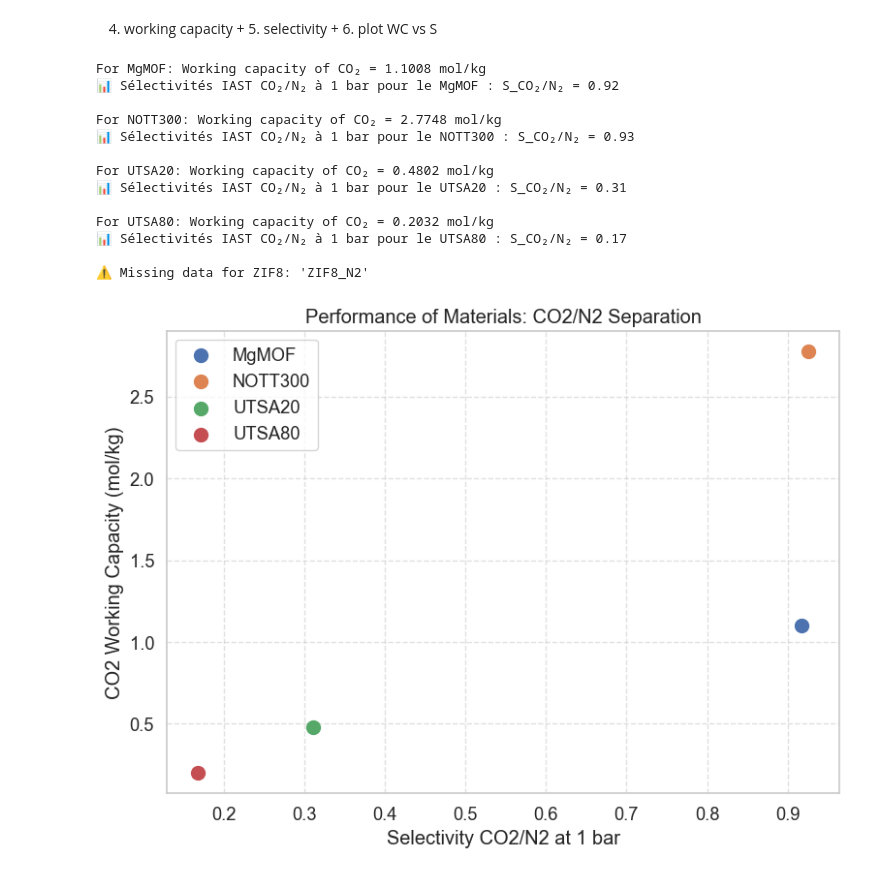
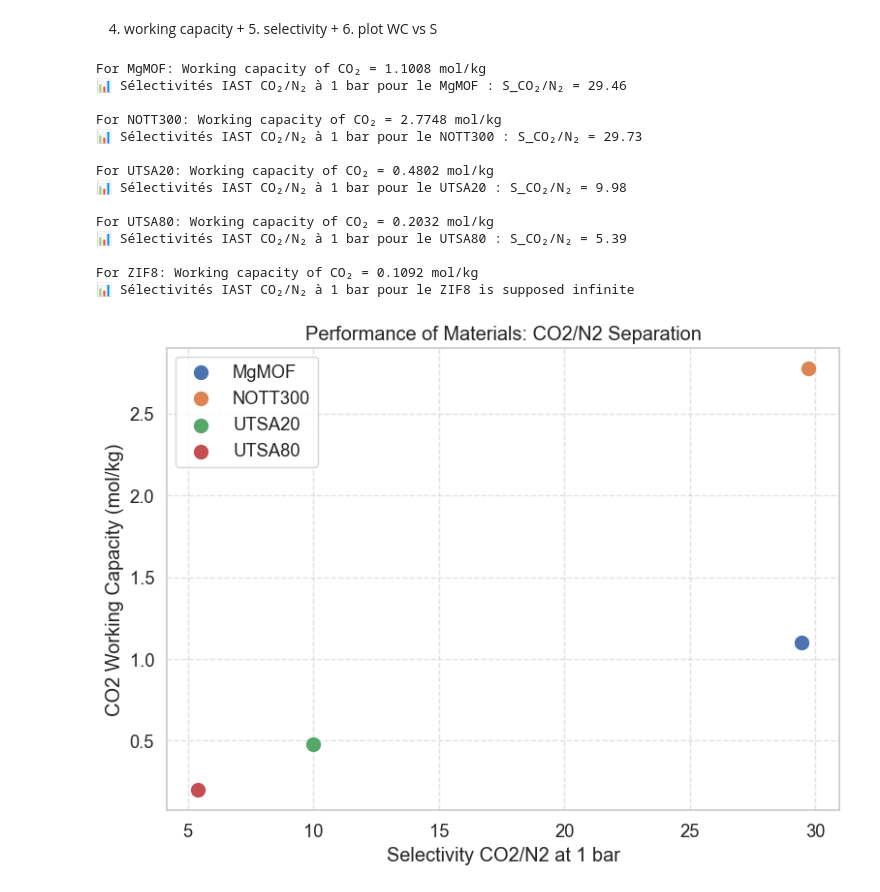
Before and after one commit to LucasEiche/ModLab_groupK, a Jupyter notebook: Project 2/data_extraction.ipynb, the cells around one changed output. Drawn from its saved outputs; the diff is of its cells as text; code cells hidden in the pictures.

```diff
--- a/Project 2/data_extraction.ipynb
+++ b/Project 2/data_extraction.ipynb
@@ -198,6 +205,9 @@ folder_path = "computed data/HenryK_Isotherms"
 
 # Dict to hold all isotherms data
 isotherms = {}
+
+# List of default pressures to use if isotherm data is missing
+default_pressures = [0.2, 0.8, 1.4, 2.0, 2.6, 3.2, 3.8, 4.4, 5.0, 5.6, 6.2, 6.8, 7.4, 8.0, 8.6, 9.2, 9.8, 10.2]
 
 # locating the files
 for filename in os.listdir(folder_path):
@@ -213,9 +223,18 @@ for filename in os.listdir(folder_path):
         print(f"⚠️ {filename} ignoré (pas les colonnes attendues).")
         continue
 
+
     mask = df["Key"] == "isotherm"
+    material_name = os.path.splitext(filename)[0]
+
     if not mask.any():
-        print(f"⚠️ {filename} ignoré (pas de clé 'isotherm').")
+        print(f"⚠️ {filename} ne contient pas de clé 'isotherm'. Remplacement par des valeurs nulles.")
+        # Crée une isotherme plate (loading = 0)
+        df_iso = pd.DataFrame({
+            "pressure": default_pressures,
+            "loading_absolute_average": np.zeros(len(default_pressures))
+        })
+        isotherms[material_name] = df_iso
         continue
 
     # Extracting the isotherm string
@@ -255,8 +274,6 @@ plt.figure(figsize=(8,6))
 plt.ylim(-0.5, 15)
 for name, df_iso in isotherms.items():
     if "N2" in name:plt.plot(df_iso["pressure"], df_iso["loading_absolute_average"], 's--', label=os.path.splitext(name)[0].split("_")[0])
-#Manually plotting the ZIF8 N2 isotherm at 0
-plt.plot(isotherms["ZIF8_CO2"]["pressure"], np.zeros_like(isotherms["ZIF8_CO2"]["pressure"]), 's--', label="ZIF8")
 plt.xlabel("Pressure (bar)")
 plt.ylabel("Loading (mmol/g)")
 plt.title("Pure isotherms of N2 in different structures at 298K")
@@ -296,7 +313,7 @@ pressures = [0.2, 1.0]  # en bar
 working_capacities = {}
 selectivities = []
 
-materials = ["MgMOF", "NOTT300", "UTSA20", "UTSA80", "ZIF8"]
+materials = ["MgMOF", "NOTT300", "UTSA20", "UTSA80"]
 
 for material in materials:
     try:
@@ -318,7 +335,7 @@ for material in materials:
 
         # --- Sélectivitis (at 1 bar) ---
         q_CO2, q_N2 = result_high[0], result_high[1]
-        selectivity = (q_CO2 / q_N2) / (mole_fraction[1] / mole_fraction[0])
+        selectivity = (q_CO2 / q_N2) * (mole_fraction[1] / mole_fraction[0])
 
         selectivities.append({
             "Material": material,
@@ -333,39 +350,48 @@ for material in materials:
         print(f"⚠️ Missing data for {material}: {e}")
     except Exception as e:
         print(f"❌ Error for {material}: {e}")
+
+
+
+#ZIF8 calculations
+iso_co2 = isotherm_models["ZIF8_CO2"]
+working_capacities["ZIF8"] = iso_co2.loading(1.0*mole_fraction[0]) - iso_co2.loading(0.2*mole_fraction[0])
+print(f"For ZIF8: Working capacity of CO₂ = {working_capacities['ZIF8']:.4f} mol/kg")
+print(f"📊 Sélectivités IAST CO₂/N₂ à 1 bar pour le ZIF8 is supposed infinite\n")
 
 
 # Transforming selectivities into DataFrame
 df_select = pd.DataFrame(selectivities)
 
 # Adding the corresponding working capacity
 df_select["Working Capacity (mol/kg)"] = df_select["Material"].map(working_capacities)
 
 plt.figure(figsize=(8, 6))
 
 # Scatter plot with annotations
 for _, row in df_select.iterrows():
     plt.scatter(row["Selectivity CO2/N2"], row["Working Capacity (mol/kg)"], s=100, label=row["Material"])
 
 plt.xlabel("Selectivity CO2/N2 at 1 bar")
 plt.ylabel("CO2 Working Capacity (mol/kg)")
 plt.title("Performance of Materials: CO2/N2 Separation")
 plt.legend()
 plt.grid(True, linestyle="--", alpha=0.6)
 plt.tight_layout()
 plt.show()
 # %% [output]
 For MgMOF: Working capacity of CO₂ = 1.1008 mol/kg
-📊 Sélectivités IAST CO₂/N₂ à 1 bar pour le MgMOF : S_CO₂/N₂ = 0.92
+📊 Sélectivités IAST CO₂/N₂ à 1 bar pour le MgMOF : S_CO₂/N₂ = 29.46
 
 For NOTT300: Working capacity of CO₂ = 2.7748 mol/kg
-📊 Sélectivités IAST CO₂/N₂ à 1 bar pour le NOTT300 : S_CO₂/N₂ = 0.93
+📊 Sélectivités IAST CO₂/N₂ à 1 bar pour le NOTT300 : S_CO₂/N₂ = 29.73
 
 For UTSA20: Working capacity of CO₂ = 0.4802 mol/kg
-📊 Sélectivités IAST CO₂/N₂ à 1 bar pour le UTSA20 : S_CO₂/N₂ = 0.31
+📊 Sélectivités IAST CO₂/N₂ à 1 bar pour le UTSA20 : S_CO₂/N₂ = 9.98
 
 For UTSA80: Working capacity of CO₂ = 0.2032 mol/kg
-📊 Sélectivités IAST CO₂/N₂ à 1 bar pour le UTSA80 : S_CO₂/N₂ = 0.17
+📊 Sélectivités IAST CO₂/N₂ à 1 bar pour le UTSA80 : S_CO₂/N₂ = 5.39
 
-⚠️ Missing data for ZIF8: 'ZIF8_N2'
+For ZIF8: Working capacity of CO₂ = 0.1092 mol/kg
+📊 Sélectivités IAST CO₂/N₂ à 1 bar pour le ZIF8 is supposed infinite
-[figure, old version]
+[figure, new version]
```
Also changed, not shown: parts of 2 cells of this notebook, 1 other file.
